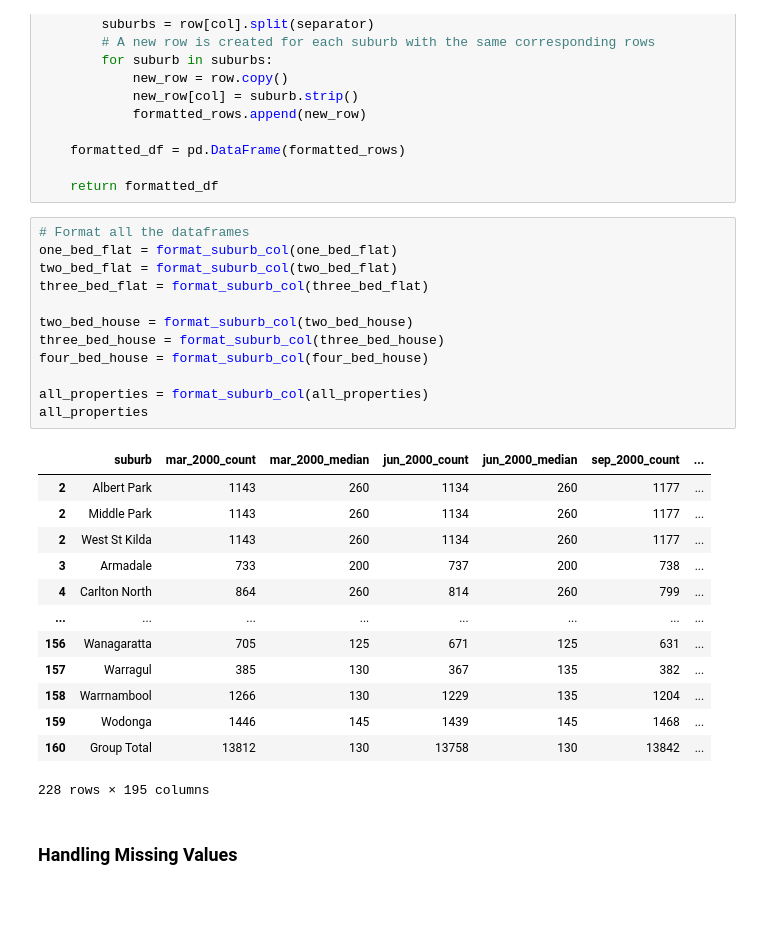
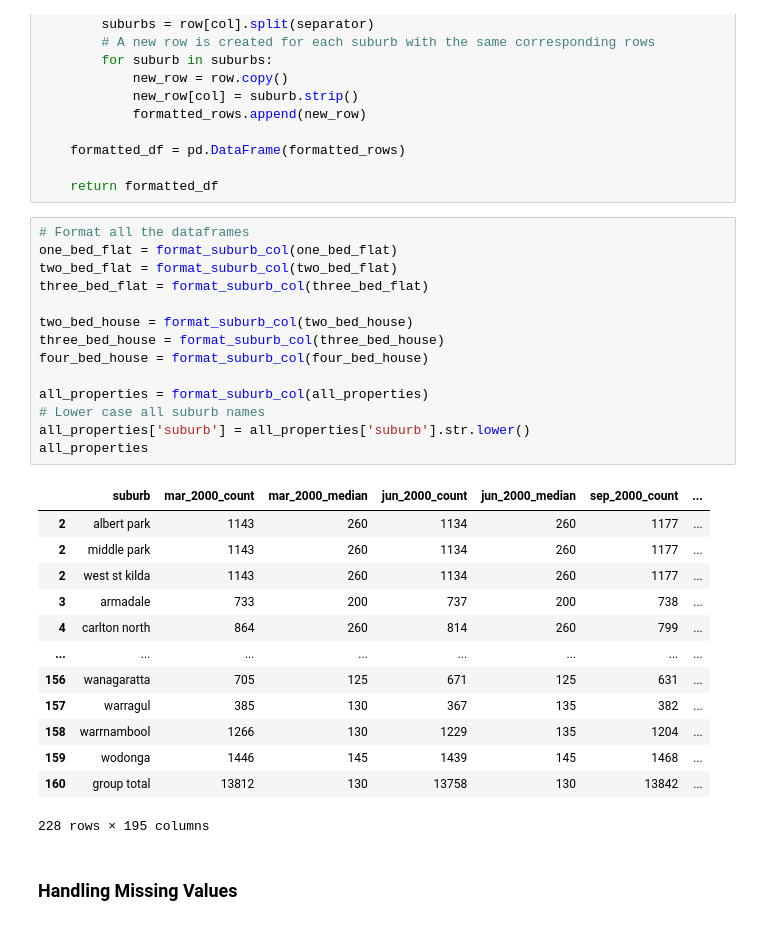
Before and after one commit to MAST30034-AppliedDataScience/project-2-group-real-estate-industry-project-15, a Jupyter notebook: notebooks/preprocess_rental_history.ipynb, the cells around one changed output. Saved outputs shown, nothing was run; the diff lists cells and outputs as text.

```diff
--- a/notebooks/preprocess_rental_history.ipynb
+++ b/notebooks/preprocess_rental_history.ipynb
@@ -99,28 +99,30 @@ def format_suburb_col(df, col='suburb', separator='-'):
 # %%
 # Format all the dataframes
 one_bed_flat = format_suburb_col(one_bed_flat)
 two_bed_flat = format_suburb_col(two_bed_flat)
 three_bed_flat = format_suburb_col(three_bed_flat)
 
 two_bed_house = format_suburb_col(two_bed_house)
 three_bed_house = format_suburb_col(three_bed_house)
 four_bed_house = format_suburb_col(four_bed_house)
 
 all_properties = format_suburb_col(all_properties)
+# Lower case all suburb names
+all_properties['suburb'] = all_properties['suburb'].str.lower()
 all_properties
 # %% [output]
 |  | suburb | mar_2000_count | mar_2000_median | jun_2000_count | jun_2000_median | sep_2000_count | ... |
-| 2 | Albert Park | 1143 | 260 | 1134 | 260 | 1177 | ... |
-| 2 | Middle Park | 1143 | 260 | 1134 | 260 | 1177 | ... |
-| 2 | West St Kilda | 1143 | 260 | 1134 | 260 | 1177 | ... |
-| 3 | Armadale | 733 | 200 | 737 | 200 | 738 | ... |
-| 4 | Carlton North | 864 | 260 | 814 | 260 | 799 | ... |
+| 2 | albert park | 1143 | 260 | 1134 | 260 | 1177 | ... |
+| 2 | middle park | 1143 | 260 | 1134 | 260 | 1177 | ... |
+| 2 | west st kilda | 1143 | 260 | 1134 | 260 | 1177 | ... |
+| 3 | armadale | 733 | 200 | 737 | 200 | 738 | ... |
+| 4 | carlton north | 864 | 260 | 814 | 260 | 799 | ... |
 | ... | ... | ... | ... | ... | ... | ... | ... |
-| 156 | Wanagaratta | 705 | 125 | 671 | 125 | 631 | ... |
-| 157 | Warragul | 385 | 130 | 367 | 135 | 382 | ... |
-| 158 | Warrnambool | 1266 | 130 | 1229 | 135 | 1204 | ... |
-| 159 | Wodonga | 1446 | 145 | 1439 | 145 | 1468 | ... |
-| 160 | Group Total | 13812 | 130 | 13758 | 130 | 13842 | ... |
+| 156 | wanagaratta | 705 | 125 | 671 | 125 | 631 | ... |
+| 157 | warragul | 385 | 130 | 367 | 135 | 382 | ... |
+| 158 | warrnambool | 1266 | 130 | 1229 | 135 | 1204 | ... |
+| 159 | wodonga | 1446 | 145 | 1439 | 145 | 1468 | ... |
+| 160 | group total | 13812 | 130 | 13758 | 130 | 13842 | ... |
 228 rows × 195 columns
 # %% [markdown]
 ### Handling Missing Values
```
Also changed, not shown: parts of 3 cells of this notebook.
